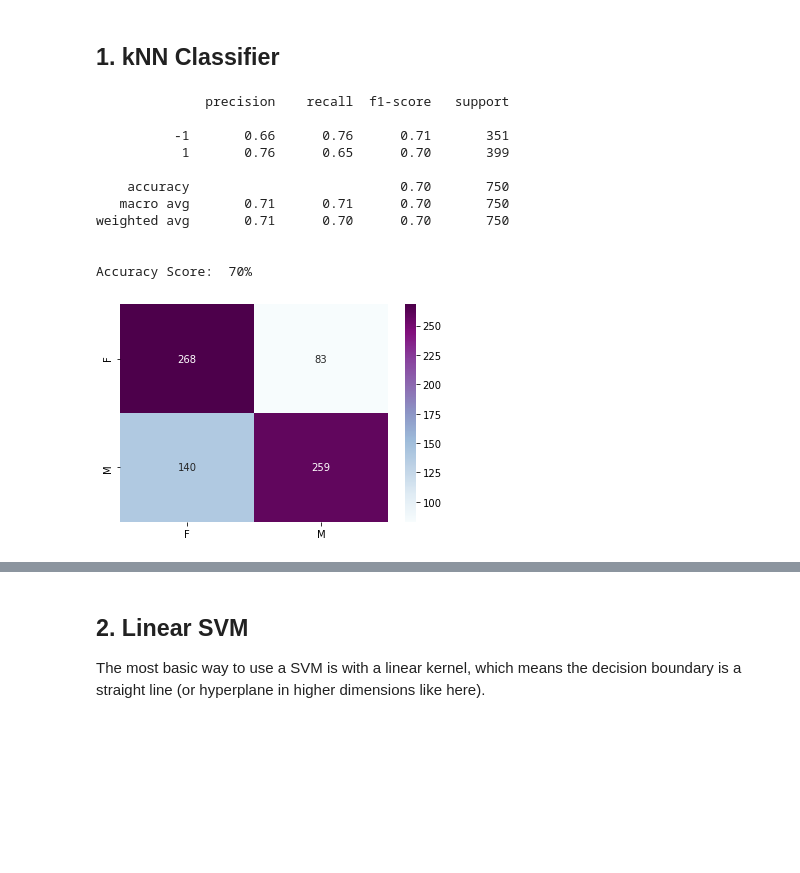
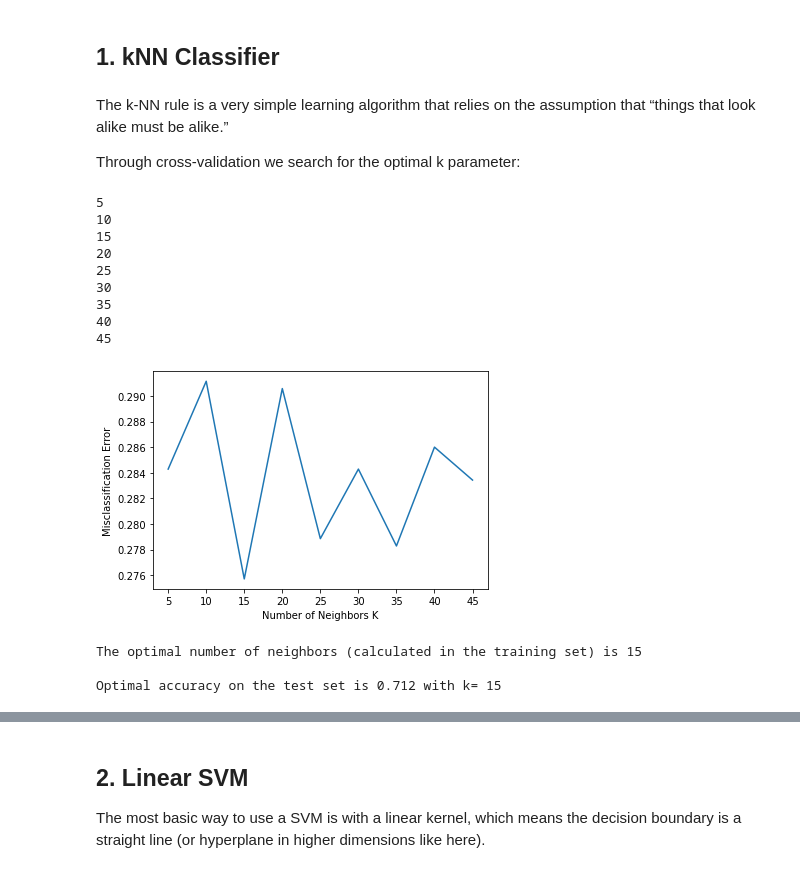
Before and after one commit to xeniakal/AMLS_20-21_SN20159465, a Jupyter notebook: A1/GenderClassification.ipynb, the cells around one changed output, grey strips where cells are left out. Drawn from its saved outputs; the diff is of its cells as text; code cells hidden in the pictures; blank space fills up the shorter version.

```diff
--- a/A1/GenderClassification.ipynb
+++ b/A1/GenderClassification.ipynb
@@ -271,0 +275,6 @@ Train Set: (3500, 30000) | Dev Set: (750, 30000) | Test Set: (750, 30000)
+# %%
+X_train, X_test, X_dev, y_train, y_test, y_dev=train_dev_test_split(reshaped_images, labels)
+#convert label -1 to 0 for females for compatibility to DNN (sigmoid ans softmax functions)
+y_train=y_train.replace(-1,0)
+y_dev=y_dev.replace(-1,0)
+y_test=y_test.replace(-1,0)
@@ -277,29 +288,33 @@ plot_splitted_dataset_distribution(y_train, y_test, y_dev)
 # Baseline Classification Estimator
 # %% [markdown]
 ## 1. kNN Classifier
-# %%
-#default neighbors=5
-clf = neighbors.KNeighborsClassifier()
-clf.fit(X_train,y_train)
-preds = clf.predict(X_dev)
-print(classification_report(y_dev, preds))
-print("\nAccuracy Score: ","{:.0%}".format(accuracy_score(y_dev, preds)))
-# %% [output]
-              precision    recall  f1-score   support
-
-          -1       0.66      0.76      0.71       351
-           1       0.76      0.65      0.70       399
-
-    accuracy                           0.70       750
-   macro avg       0.71      0.71      0.70       750
-weighted avg       0.71      0.70      0.70       750
-
-
-Accuracy Score:  70%
-# %%
-conf_matrix = confusion_matrix(y_dev, preds)
-labels=['F','M']
-sns.heatmap(conf_matrix, annot=True, fmt='g', xticklabels=labels, yticklabels=labels, cmap= "BuPu")
-plt.show()
-# %% [output]
-[figure, removed]
+# %% [markdown]
+The k-NN rule is a very simple learning algorithm that relies on the assumption
+that “things that look alike must be alike.”
+
+Through cross-validation we search for the optimal k parameter:
+# %%
+myList = list(range(1,50))
+neighbors_l = list(filter(lambda x: x % 5 == 0, myList))
+# empty list that will hold cv scores
+cv_scores = []
+# perform 5-fold cross validation
+for k in neighbors_l:
+    print(k)
+    knn = neighbors.KNeighborsClassifier(n_neighbors=k)
+    scores = cross_val_score(knn, X_train, y_train, cv=5, scoring='accuracy')
+    cv_scores.append(scores.mean())
+# %% [output]
+5
+10
+15
+20
+25
+30
+35
+40
+45
+[figure, added]
+The optimal number of neighbors (calculated in the training set) is 15
+
+Optimal accuracy on the test set is 0.712 with k= 15
```
Also changed, not shown: parts of 87 cells of this notebook, 1 other file.
